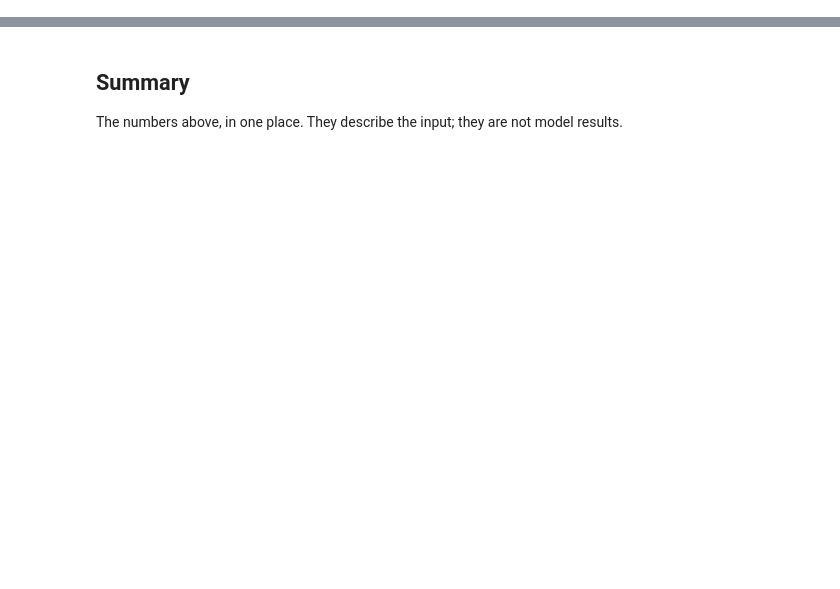
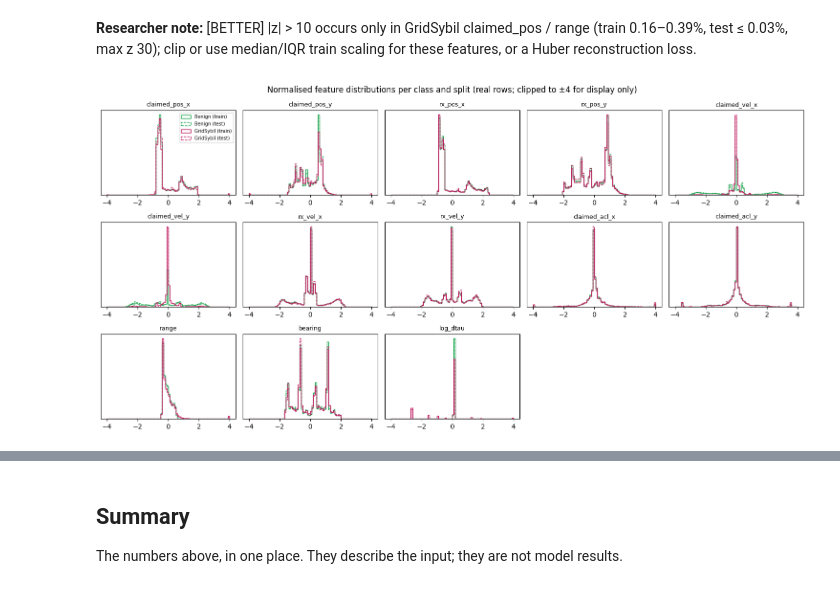
Before and after one commit to bibekgupta3333/sybil-llm, a Jupyter notebook: src/eda/benign_gridsybil/eda_encoder_input_T64.ipynb, the cells around one changed output, grey strips where cells are left out. Drawn from its saved outputs; the diff is of its cells as text; code cells hidden in the pictures; blank space fills up the shorter version.

```diff
--- a/src/eda/benign_gridsybil/eda_encoder_input_T64.ipynb
+++ b/src/eda/benign_gridsybil/eda_encoder_input_T64.ipynb
@@ -328,10 +0,0 @@ should be close; a large shift would mean the splits differ in a way the model h
-# %%
-norm_rows = []
-for split in SPLITS:
-    r = features.real_rows(split=split)
-    for j, f in enumerate(FEATURES):
-        norm_rows.append({"split": split, "feature": f, "mean": r[:, j].mean(), "std": r[:, j].std()})
-norm = pd.DataFrame(norm_rows).pivot(index="feature", columns="split", values=["mean", "std"]).round(3)
-print(norm.to_string())
-shift = norm["mean"].sub(norm["mean"]["train"], axis=0).abs().drop(columns="train").max().max()
-print(f"Takeaway: the largest mean shift from train in another split is {shift:.3f} standard deviations.")
@@ -461,0 +540,28 @@ Takeaway: 56.3% of windows share their first claimed message with another window
+# %% [markdown]
+**Researcher note:** [BETTER] |z| > 10 occurs only in GridSybil claimed_pos / range (train 0.16–0.39%, test ≤ 0.03%, max z 30); clip or use median/IQR train scaling for these features, or a Huber reconstruction loss.
+# %%
+fig, axes = plt.subplots(3, 5, figsize=(15, 7.5))
+rows_by = {(c, s): features.real_rows(c, s) for c in COLOURS for s in SPLITS}
+bins = np.linspace(-4, 4, 81)
+for j, ax in enumerate(axes.flat):
+    if j >= len(FEATURES):
+        ax.axis("off")
+        continue
+    for (name, split), rows in rows_by.items():
+        ax.hist(
+            np.clip(rows[:, j], -4, 4),
+            bins=bins,
+            density=True,
+            histtype="step",
+            color=COLOURS[name],
+            ls=SPLIT_STYLE[split],
+            label=f"{name} ({split})",
+        )
+    ax.set_title(FEATURES[j], fontsize=9)
+    ax.set_yticks([])
+axes.flat[0].legend(fontsize=7)
+fig.suptitle("Normalised feature distributions per class and split (real rows; clipped to ±4 for display only)")
+plt.tight_layout()
+plt.show()
+# %% [output]
+[figure, added]
```
Also changed, not shown: parts of 68 cells of this notebook, 55 other files.
